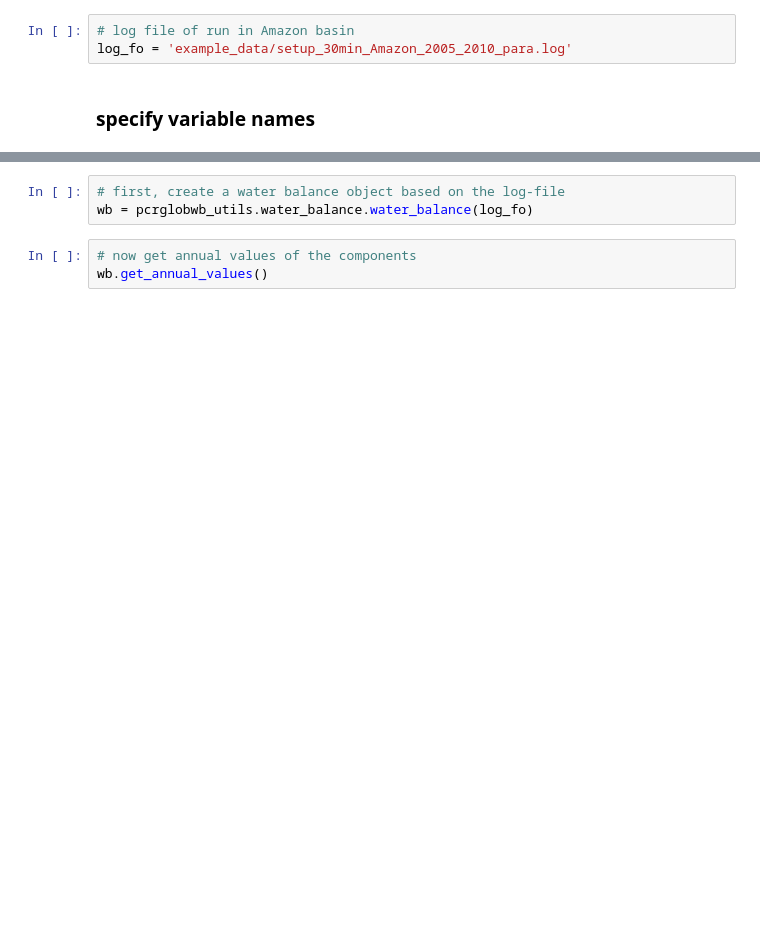
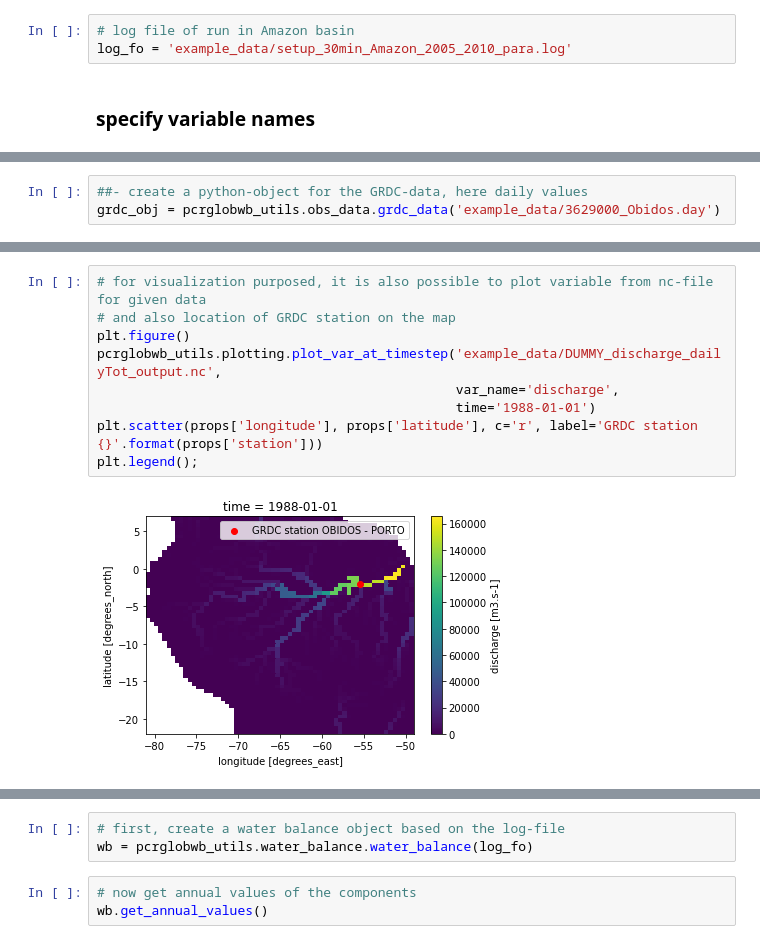
Before and after one commit to JannisHoch/pcrglobwb_utils, a Jupyter notebook: examples/example.ipynb, the cells around one changed output, grey strips where cells are left out. Saved outputs shown, nothing was run; the diff lists cells and outputs as text; blank space fills up the shorter version.

```diff
--- a/examples/example.ipynb
+++ b/examples/example.ipynb
@@ -161,0 +51,3 @@ By parsing the water balance statements in the log file, it is possible to get t
+# %%
+##- create a python-object for the GRDC-data, here daily values
+grdc_obj = pcrglobwb_utils.obs_data.grdc_data('example_data/3629000_Obidos.day')
@@ -161,0 +77,11 @@ By parsing the water balance statements in the log file, it is possible to get t
+# %%
+# for visualization purposed, it is also possible to plot variable from nc-file for given data
+# and also location of GRDC station on the map
+plt.figure()
+pcrglobwb_utils.plotting.plot_var_at_timestep('example_data/DUMMY_discharge_dailyTot_output.nc',
+                                              var_name='discharge',
+                                              time='1988-01-01')
+plt.scatter(props['longitude'], props['latitude'], c='r', label='GRDC station {}'.format(props['station']))
+plt.legend();
+# %% [output]
+[figure, added]
```
Also changed, not shown: parts of 80 cells of this notebook.
